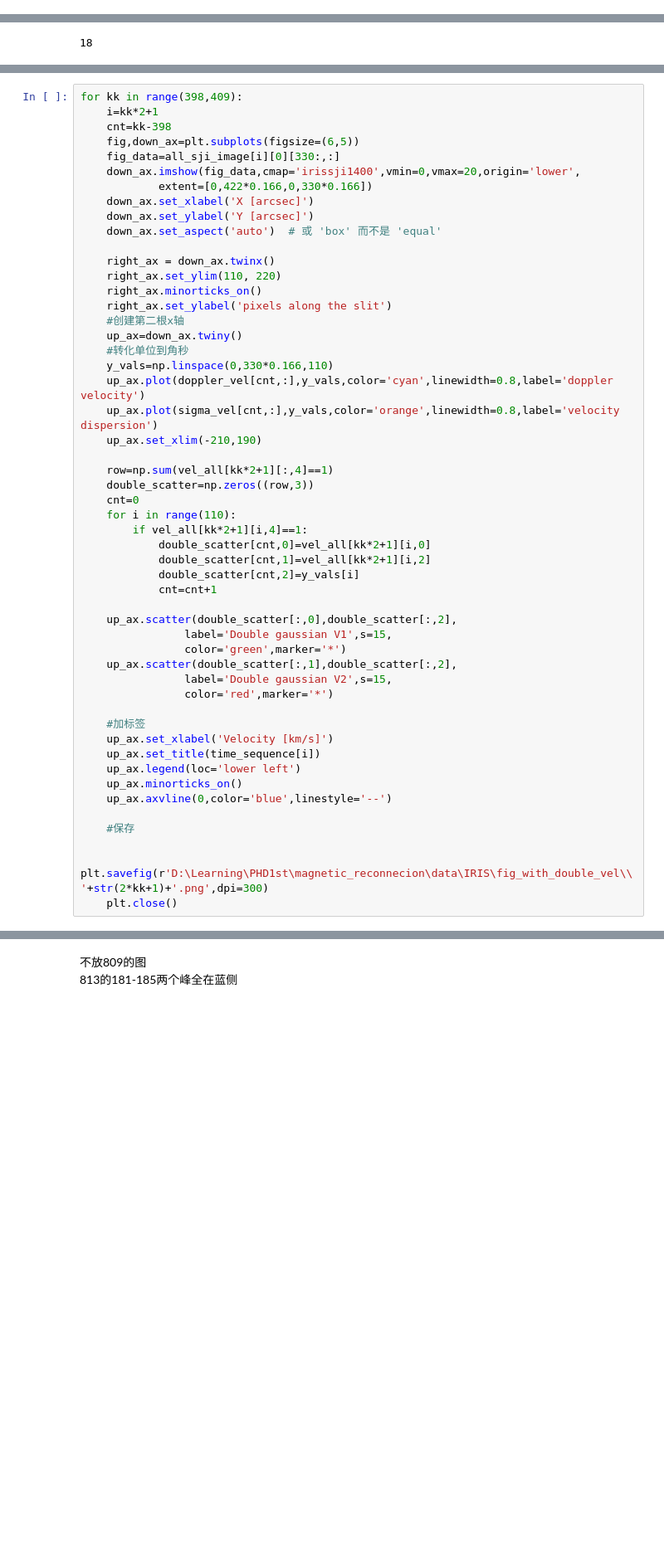
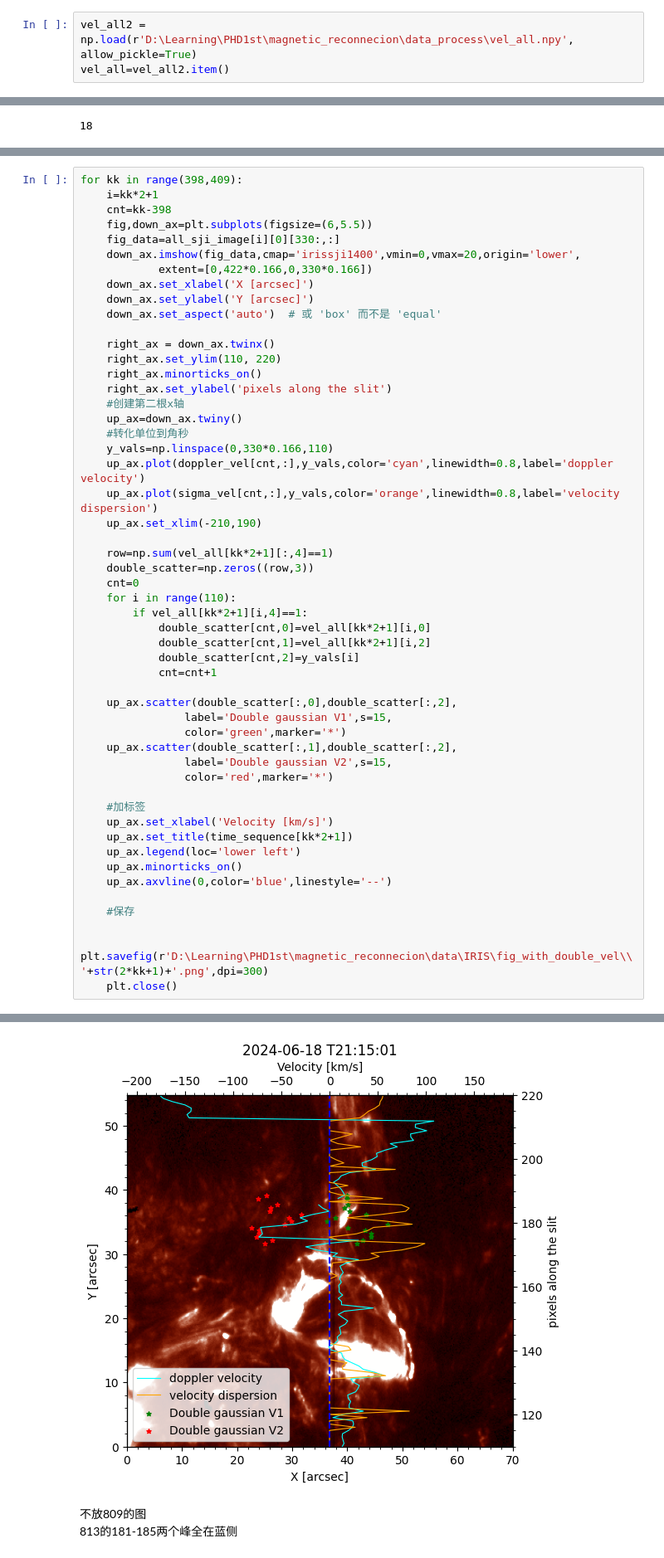
Before and after one commit to xiaosjh/reconnection, a Jupyter notebook: iris_analysis3.ipynb, the cells around one changed output, grey strips where cells are left out. Shown at 83% size. Drawn from its saved outputs; the diff is of its cells as text; blank space fills up the shorter version.

```diff
--- a/iris_analysis3.ipynb
+++ b/iris_analysis3.ipynb
@@ -199,6 +228,9 @@ vel0[76,:]=0
 vel_all[kk*2+1]=vel0
 # %%
 np.save(r'D:\Learning\PHD1st\magnetic_reconnecion\data_process\vel_all.npy', vel_all)
+# %%
+vel_all2 = np.load(r'D:\Learning\PHD1st\magnetic_reconnecion\data_process\vel_all.npy', allow_pickle=True)
+vel_all=vel_all2.item()
 # %% [markdown]
 把这些画上去
 # %%
@@ -224,7 +260,7 @@ print(np.sum(vel_all[799][:,4]==1))
 for kk in range(398,409):
     i=kk*2+1
     cnt=kk-398
-    fig,down_ax=plt.subplots(figsize=(6,5))
+    fig,down_ax=plt.subplots(figsize=(6,5.5))
     fig_data=all_sji_image[i][0][330:,:]
     down_ax.imshow(fig_data,cmap='irissji1400',vmin=0,vmax=20,origin='lower',
             extent=[0,422*0.166,0,330*0.166])
@@ -263,7 +299,7 @@ for kk in range(398,409):
 
     #加标签
     up_ax.set_xlabel('Velocity [km/s]')
-    up_ax.set_title(time_sequence[i])
+    up_ax.set_title(time_sequence[kk*2+1])
     up_ax.legend(loc='lower left')
     up_ax.minorticks_on()
     up_ax.axvline(0,color='blue',linestyle='--')
@@ -272,3 +308,4 @@ for kk in range(398,409):
 
     plt.savefig(r'D:\Learning\PHD1st\magnetic_reconnecion\data\IRIS\fig_with_double_vel\\'+str(2*kk+1)+'.png',dpi=300)
     plt.close()
+# %% [output]
@@ -275,3 +313,4 @@ for kk in range(398,409):
+[figure, added]
 # %% [markdown]
 不放809的图
 813的181-185两个峰全在蓝侧
```
Also changed, not shown: parts of 7 cells of this notebook, 1 other file.
